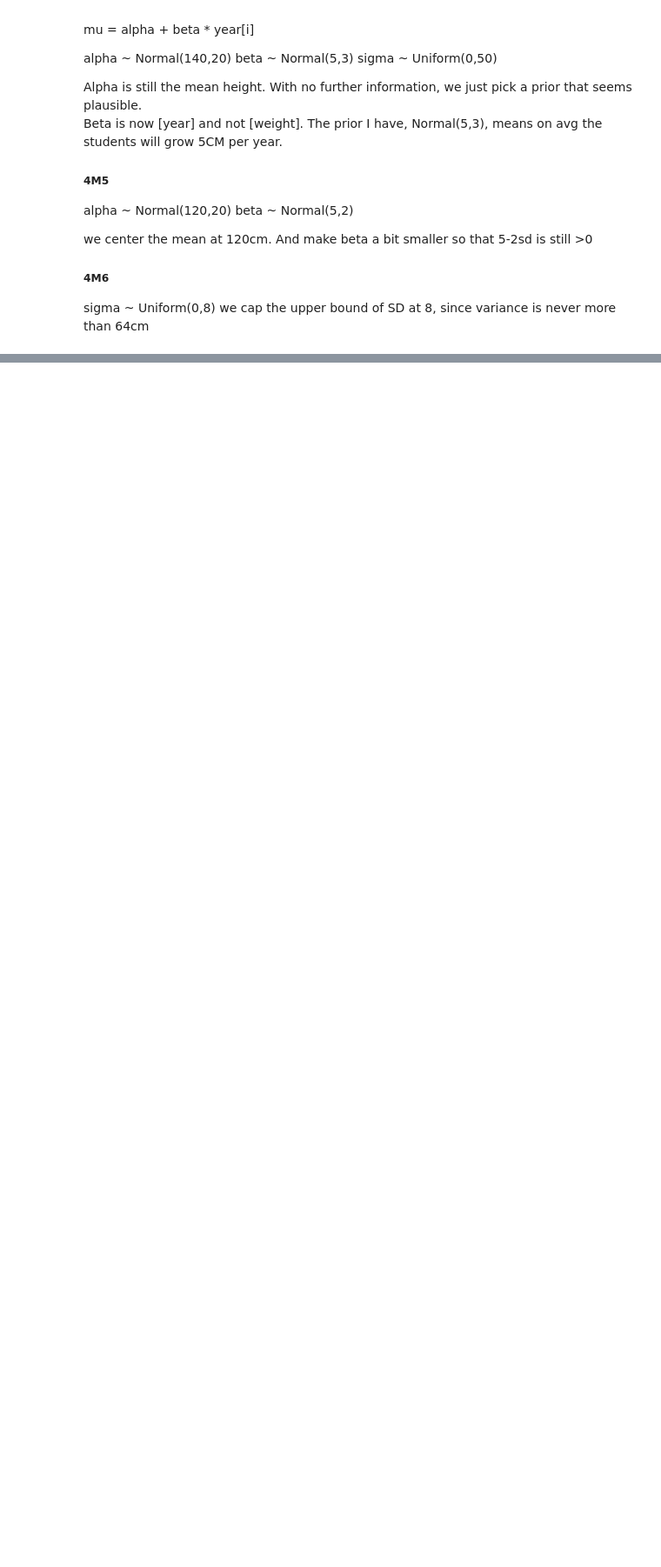
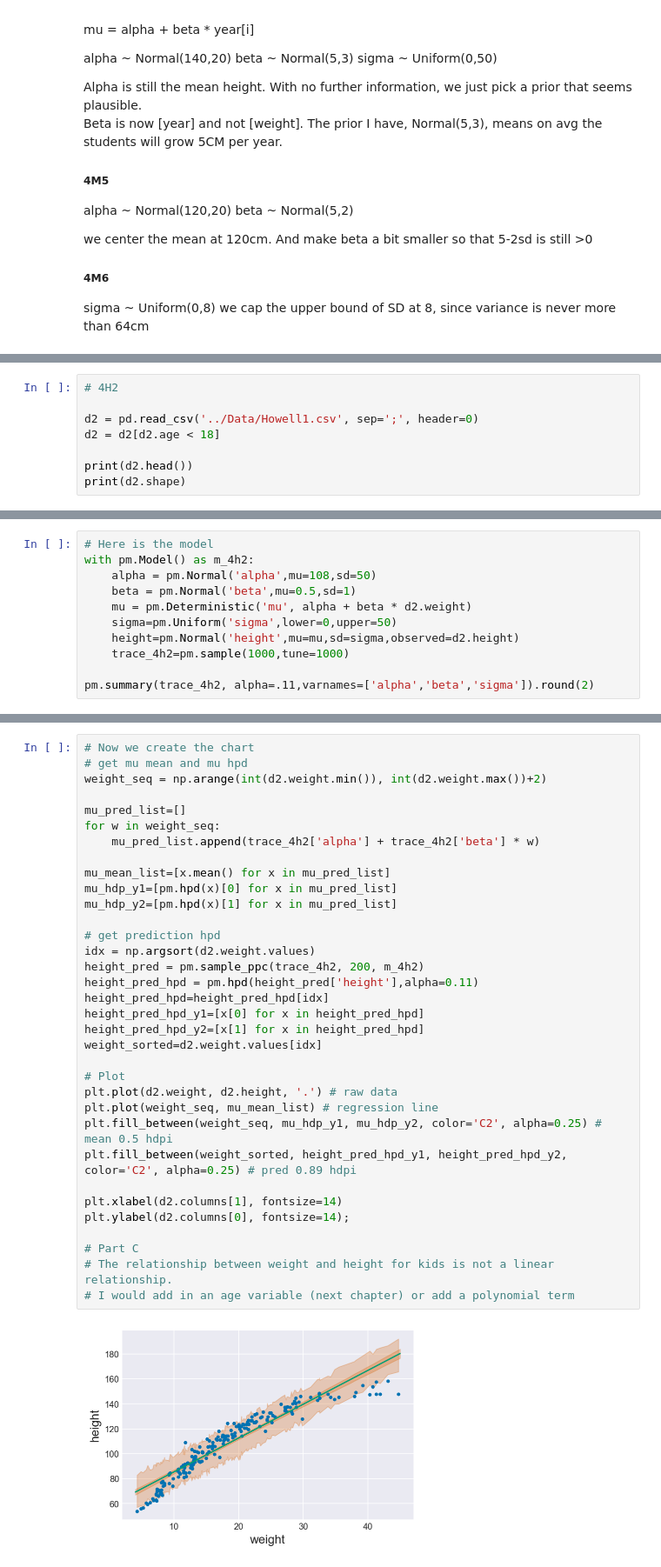
Before and after one commit to yangyu-1/statistical_rethinking_hw_pymc3, a Jupyter notebook: chapter_notebooks/chapter_4.ipynb, the cells around one changed output, grey strips where cells are left out. Shown at 87% size. Drawn from its saved outputs; the diff is of its cells as text; blank space fills up the shorter version.

```diff
--- a/chapter_notebooks/chapter_4.ipynb
+++ b/chapter_notebooks/chapter_4.ipynb
@@ -177,0 +152,8 @@ weight_df
+# %%
+# 4H2
+
+d2 = pd.read_csv('../Data/Howell1.csv', sep=';', header=0)
+d2 = d2[d2.age < 18]
+
+print(d2.head())
+print(d2.shape)
@@ -177,0 +169,11 @@ weight_df
+# %%
+# Here is the model
+with pm.Model() as m_4h2:
+    alpha = pm.Normal('alpha',mu=108,sd=50)
+    beta = pm.Normal('beta',mu=0.5,sd=1)
+    mu = pm.Deterministic('mu', alpha + beta * d2.weight)
+    sigma=pm.Uniform('sigma',lower=0,upper=50)
+    height=pm.Normal('height',mu=mu,sd=sigma,observed=d2.height)
+    trace_4h2=pm.sample(1000,tune=1000)
+
+pm.summary(trace_4h2, alpha=.11,varnames=['alpha','beta','sigma']).round(2)
@@ -177,0 +189,36 @@ weight_df
+# %%
+# Now we create the chart
+# get mu mean and mu hpd
+weight_seq = np.arange(int(d2.weight.min()), int(d2.weight.max())+2)
+
+mu_pred_list=[]
+for w in weight_seq:
+    mu_pred_list.append(trace_4h2['alpha'] + trace_4h2['beta'] * w)
+
+mu_mean_list=[x.mean() for x in mu_pred_list]
+mu_hdp_y1=[pm.hpd(x)[0] for x in mu_pred_list]
+mu_hdp_y2=[pm.hpd(x)[1] for x in mu_pred_list]
+
+# get prediction hpd
+idx = np.argsort(d2.weight.values)
+height_pred = pm.sample_ppc(trace_4h2, 200, m_4h2)
+height_pred_hpd = pm.hpd(height_pred['height'],alpha=0.11)
+height_pred_hpd=height_pred_hpd[idx]
+height_pred_hpd_y1=[x[0] for x in height_pred_hpd]
+height_pred_hpd_y2=[x[1] for x in height_pred_hpd]
+weight_sorted=d2.weight.values[idx]
+
+# Plot
+plt.plot(d2.weight, d2.height, '.') # raw data
+plt.plot(weight_seq, mu_mean_list) # regression line
+plt.fill_between(weight_seq, mu_hdp_y1, mu_hdp_y2, color='C2', alpha=0.25) # mean 0.5 hdpi
+plt.fill_between(weight_sorted, height_pred_hpd_y1, height_pred_hpd_y2, color='C2', alpha=0.25) # pred 0.89 hdpi
+
+plt.xlabel(d2.columns[1], fontsize=14)
+plt.ylabel(d2.columns[0], fontsize=14);
+
+# Part C
+# The relationship between weight and height for kids is not a linear relationship.
+# I would add in an age variable (next chapter) or add a polynomial term
+# %% [output]
+[figure, added]
```
Also changed, not shown: parts of 11 cells of this notebook.
